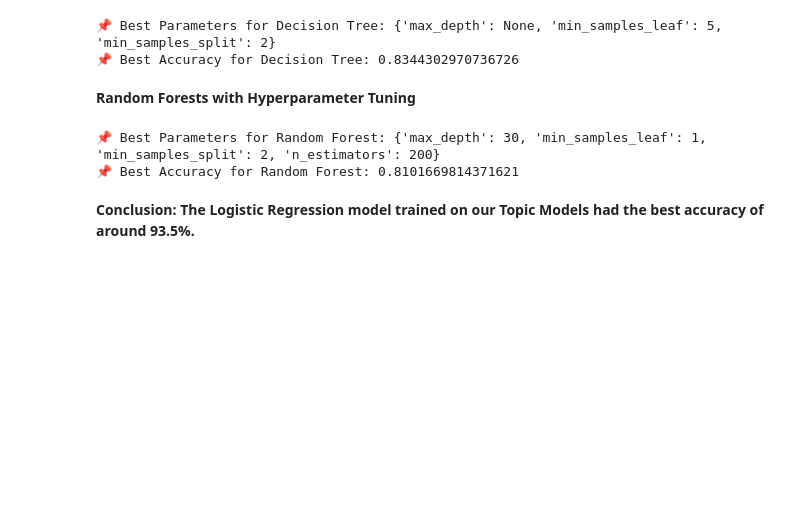
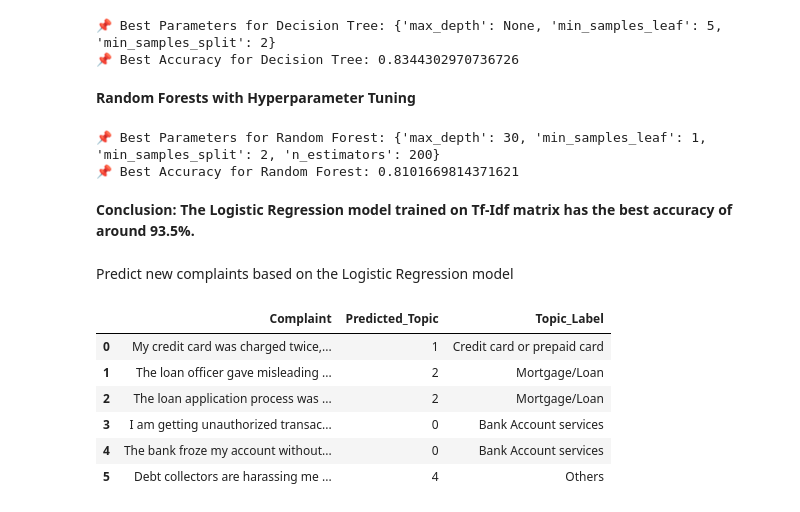
Before and after one commit to rdas15/nlp_ticket_classification, a Jupyter notebook: Automatic_Ticket_Classification_Assignment.ipynb, the cells around one changed output. Saved outputs shown, nothing was run; the diff lists cells and outputs as text; code cells hidden in the pictures; blank space fills up the shorter version.

```diff
--- a/Automatic_Ticket_Classification_Assignment.ipynb
+++ b/Automatic_Ticket_Classification_Assignment.ipynb
@@ -874,4 +840,36 @@ best_rf = grid_search_rf.best_estimator_
 📌 Best Parameters for Random Forest: {'max_depth': 30, 'min_samples_leaf': 1, 'min_samples_split': 2, 'n_estimators': 200}
 📌 Best Accuracy for Random Forest: 0.8101669814371621
 # %% [markdown]
-**Conclusion: The Logistic Regression model trained on our Topic Models had the best accuracy of around 93.5%.**
+**Conclusion: The Logistic Regression model trained on Tf-Idf matrix has the best accuracy of around 93.5%.**
+# %% [markdown]
+Predict new complaints based on the Logistic Regression model
+# %%
+
+new_complaints = [
+    "My credit card was charged twice, but customer support is not helping!",
+    "The loan officer gave misleading information about my interest rate.",
+    "The loan application process was very confusing and took too long.",
+    "I am getting unauthorized transactions on my bank account.",
+    "The bank froze my account without notice, and I can’t access my money.",
+    "Debt collectors are harassing me with calls even after I paid off my balance."
+]
+
+# Convert new complaints to TF-IDF features
+new_complaints_tfidf = vect.transform(new_complaints)
+
+predicted_topics = logreg.predict(new_complaints_tfidf)
+
+df_predictions = pd.DataFrame({
+    "Complaint": new_complaints,
+    "Predicted_Topic": predicted_topics
+})
+df_predictions['Topic_Label'] = df_predictions['Predicted_Topic'].map(Topic_names)
+df_predictions
+# %% [output]
+|  | Complaint | Predicted_Topic | Topic_Label |
+| 0 | My credit card was charged twice,... | 1 | Credit card or prepaid card |
+| 1 | The loan officer gave misleading ... | 2 | Mortgage/Loan |
+| 2 | The loan application process was ... | 2 | Mortgage/Loan |
+| 3 | I am getting unauthorized transac... | 0 | Bank Account services |
+| 4 | The bank froze my account without... | 0 | Bank Account services |
+| 5 | Debt collectors are harassing me ... | 4 | Others |
```
Also changed, not shown: parts of 8 cells of this notebook.
